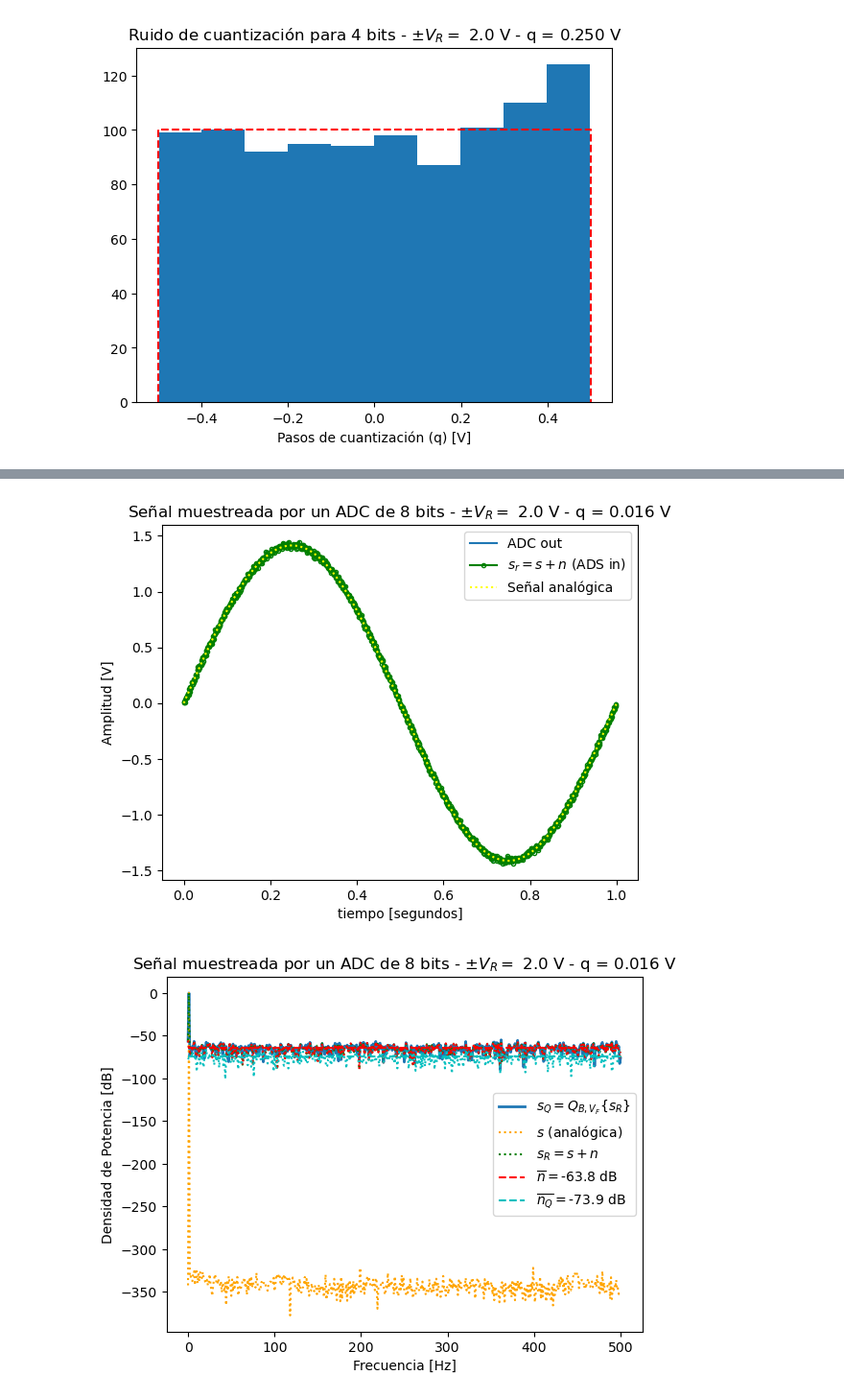
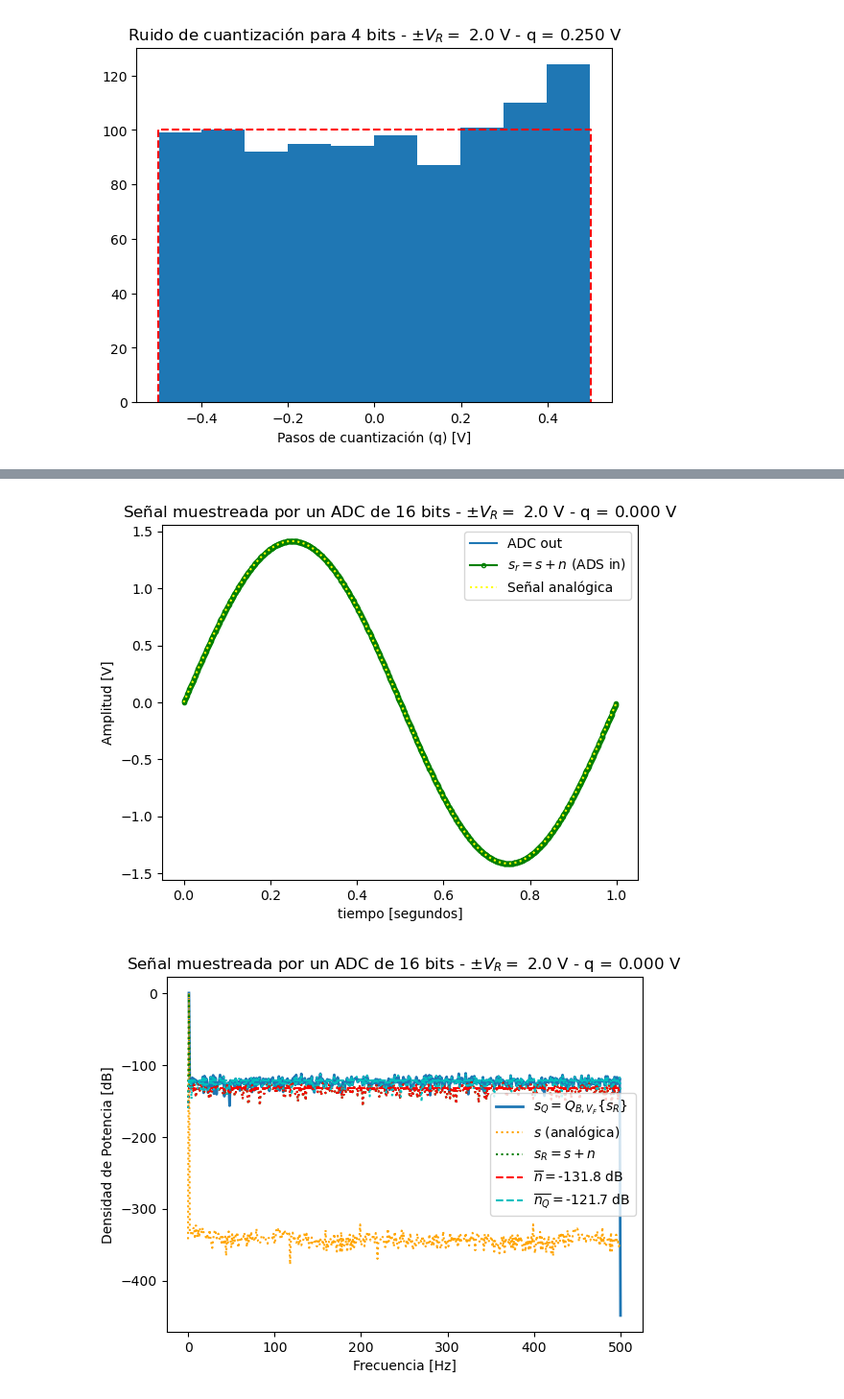
Before and after one commit to lucasmaru/APS-lmaru, a Jupyter notebook: Tareas_semanales/TS3/TS3.ipynb, the cells around one changed output, grey strips where cells are left out. Shown at 96% size. Drawn from its saved outputs; the diff is of its cells as text; code cells hidden in the pictures.

```diff
--- a/Tareas_semanales/TS3/TS3.ipynb
+++ b/Tareas_semanales/TS3/TS3.ipynb
@@ -185,33 +214,33 @@ def experimento_adc(fo, fs, N, Vref, B, kn):
     ft_Nq = 1/N*np.fft.fft( nq)
     ft_Nn = 1/N*np.fft.fft( nn)
     ff = np.linspace(0, (N-1)*df, N)    # grilla de sampleo frecuencial
     bfrec = ff <= fs/2                  # vector booleano mitad True, mitad False
 
     Nnq_mean = np.mean(np.abs(ft_Nq)**2)
     nNn_mean = np.mean(np.abs(ft_Nn)**2)
 
     plt.figure(2)
     plt.plot( ff[bfrec], 10* np.log10(2*np.abs(ft_Srq[bfrec])**2), lw=2, label='$ s_Q = Q_{B,V_F}\{s_R\}$' )
     plt.plot( ff[bfrec], 10* np.log10(2*np.abs(ft_As[bfrec])**2), color='orange', ls='dotted', label='$ s $ (analógica)' )
     plt.plot( ff[bfrec], 10* np.log10(2*np.abs(ft_SR[bfrec])**2), ':g', label='$ s_R = s + n $' )
     plt.plot( np.array([ ff[bfrec][0], ff[bfrec][-1] ]), 10* np.log10(2* np.array([nNn_mean, nNn_mean]) ), '--r', label= '$ \overline{n} = $' + '{:3.1f} dB'.format(10* np.log10(2* nNn_mean)) )
     plt.plot( np.array([ ff[bfrec][0], ff[bfrec][-1] ]), 10* np.log10(2* np.array([Nnq_mean, Nnq_mean]) ), '--c', label='$ \overline{n_Q} = $' + '{:3.1f} dB'.format(10* np.log10(2* Nnq_mean)) )
     plt.plot( ff[bfrec], 10* np.log10(2*np.abs(ft_Nn[bfrec])**2), ':r')
     plt.plot( ff[bfrec], 10* np.log10(2*np.abs(ft_Nq[bfrec])**2), ':c')
     plt.title('Señal muestreada por un ADC de {:d} bits - $\pm V_R= $ {:3.1f} V - q = {:3.3f} V'.format(B, Vref, q) )
     plt.ylabel('Densidad de Potencia [dB]')
     plt.xlabel('Frecuencia [Hz]')
     plt.legend()
 
     # Paso 6: Histograma de cuantización
     plt.figure(3)
     bins = 10
     plt.hist(nq.flatten()/(q), bins=bins)
     plt.plot( np.array([-1/2, -1/2, 1/2, 1/2]), np.array([0, N/bins, N/bins, 0]), '--r' )
     plt.title( 'Ruido de cuantización para {:d} bits - $\pm V_R= $ {:3.1f} V - q = {:3.3f} V'.format(B, Vref, q))
     plt.xlabel('Pasos de cuantización (q) [V]')
 
-experimento_adc(fo=1, fs=1000, N=1000, Vref=2.0, B=8, kn=10)
+experimento_adc(fo=1, fs=1000, N=1000, Vref=2.0, B=16, kn=0.1)
 # %% [output]
-[figure, old version]
+[figure, new version]
-[figure, old version]
+[figure, new version]
```
Also changed, not shown: parts of 5 cells of this notebook, 1 other file.
